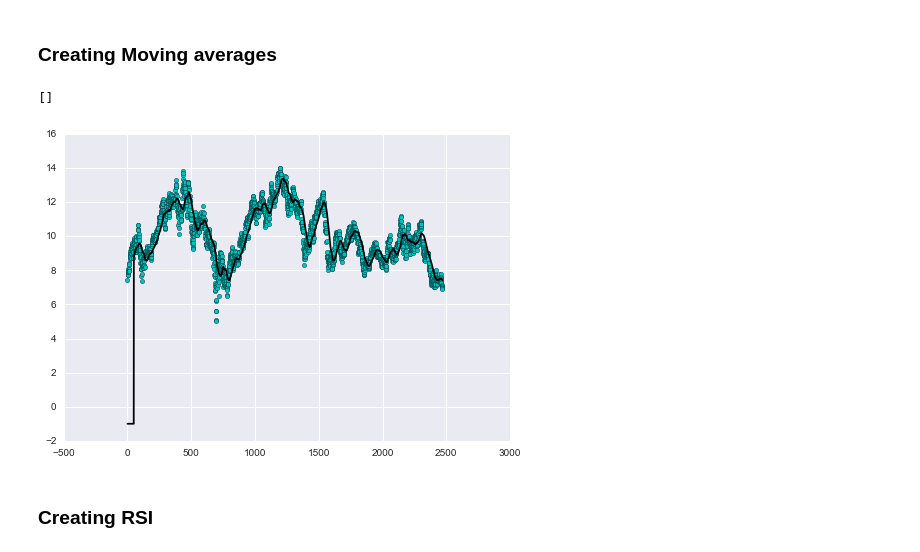
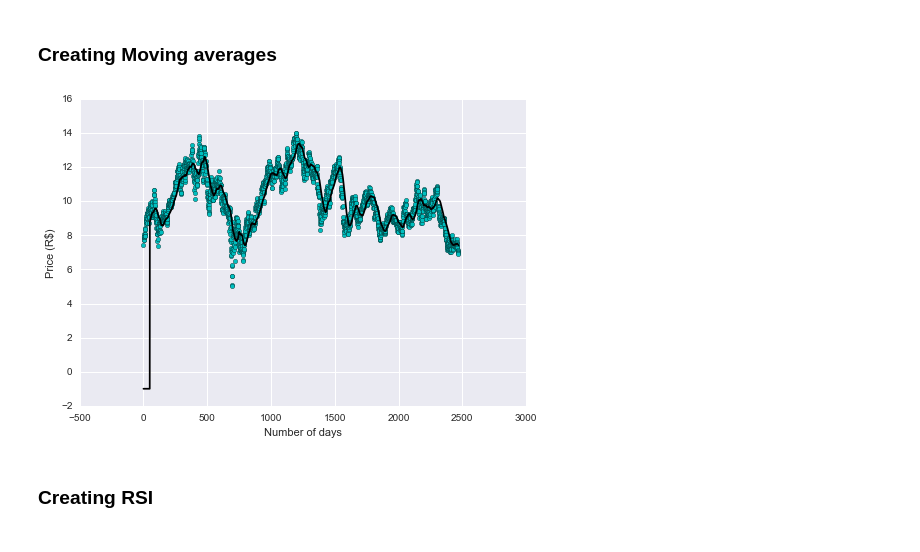
Before and after one commit to ivanlflj/capstone, a Jupyter notebook: stock_analysis_code.ipynb, the cells around one changed output. Drawn from its saved outputs; the diff is of its cells as text; code cells hidden in the pictures.

```diff
--- a/stock_analysis_code.ipynb
+++ b/stock_analysis_code.ipynb
@@ -96,19 +105,20 @@ plt.plot()
 # %%
 for i in (5,8,21,50):
     df['MA'+str(i)] = -1
     for j in range(50,len(df)):
         sum = 0
         for k in range(1,i+1):
             sum += df.loc[j,'close'+str(k)]
         df.loc[j,'MA'+str(i)] = sum/i
 
 # Verify if the code worked
 plt.scatter(df.index.tolist(),df['close'].values,c='c')
 plt.plot(df.index.tolist(),df['MA50'].values,'-',c='k')
-plt.plot()
+plt.xlabel('Number of days')
+plt.ylabel('Price (R$)')
+plt.show()
 # %% [output]
-[]
-[figure, old version]
+[figure, new version]
 # %% [markdown]
 ### Creating RSI
 # %%
```
Also changed, not shown: parts of 27 cells of this notebook, 2 other files.
